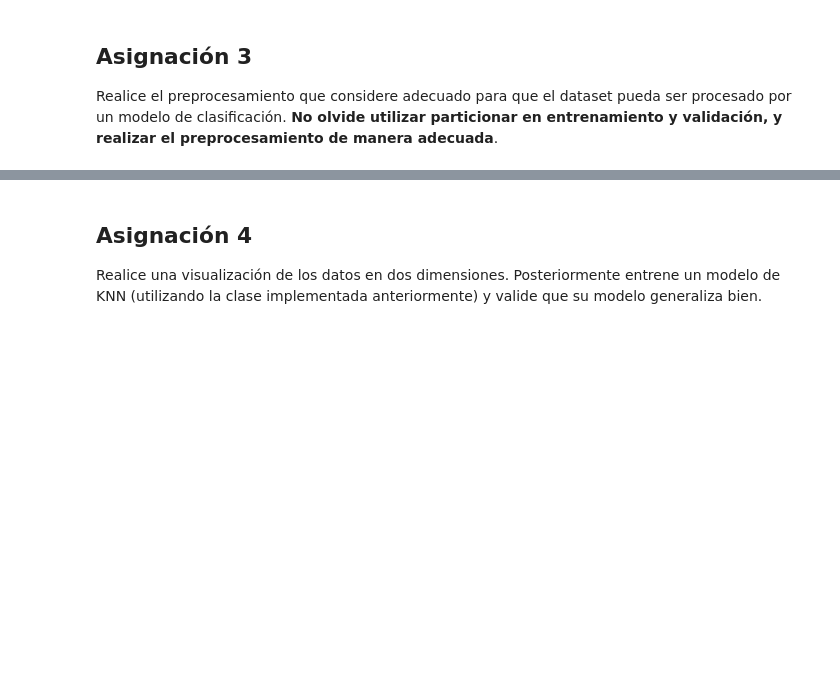
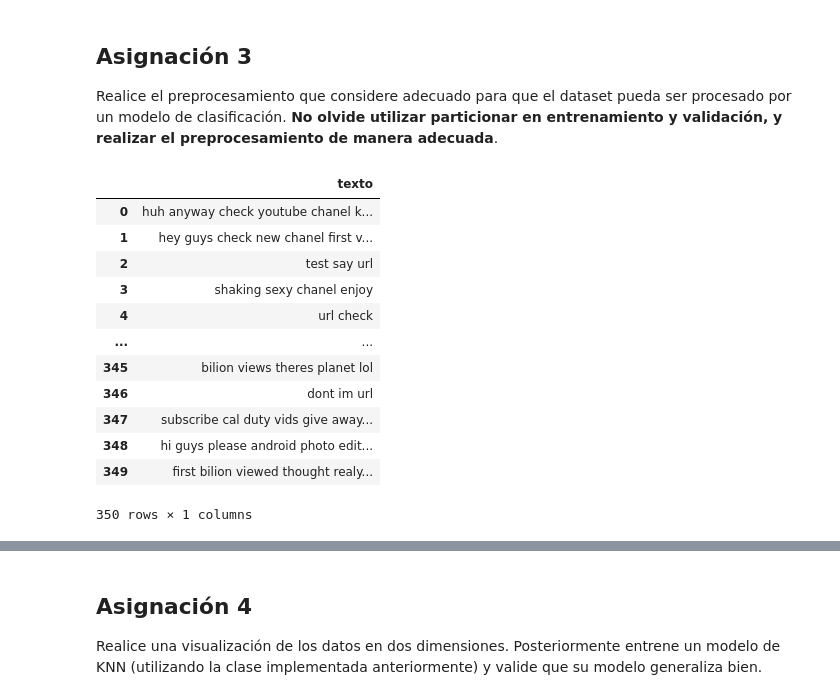
Before and after one commit to V-ivan11/Modelado, a Jupyter notebook: Practicas/5 - Introducción a Modelos de Clasificación.ipynb, the cells around one changed output, grey strips where cells are left out. Saved outputs shown, nothing was run; the diff lists cells and outputs as text; code cells hidden in the pictures; blank space fills up the shorter version.

```diff
--- a/Practicas/5 - Introducción a Modelos de Clasificación.ipynb
+++ b/Practicas/5 - Introducción a Modelos de Clasificación.ipynb
@@ -225,3 +221,50 @@ Name: CLASS, Length: 350, dtype: uint8
 ## Asignación 3
 
 Realice el preprocesamiento que considere adecuado para que el dataset pueda ser procesado por un modelo de clasificación. __No olvide utilizar particionar en entrenamiento y validación, y realizar el preprocesamiento de manera adecuada__.
+# %%
+# Funciones de preprocesamiento
+
+def sust_url(texto):
+    texto = re.sub(r"(?P<url>https?://[^\s]+)", "url", texto)
+    texto = re.sub(r"(watch\S+)", "url", texto)
+    texto = re.sub(r"(www\S+)", "url", texto)
+    texto = re.sub(r"(\w+\.(com))", "url", texto)
+    texto = re.sub(r"(\w)\1+", r"\1", texto)
+    return texto
+
+def limpiar(texto):
+    texto = texto.lower()
+    texto = unicodedata.normalize('NFKD', texto).encode('ASCII', 'ignore').decode('utf-8')
+    texto = re.sub(r'[^\w\s]', '', texto)
+    texto = re.sub(r'\d+', '', texto)
+    texto = re.sub(r'\s+', ' ', texto).strip()
+    return texto
+
+def sw(texto):
+    words = word_tokenize(texto)
+    words1 = [word for word in words if word not in stopwords.words('english')]
+    words1 = [p for p in words1 if len(p) > 1]
+    texto = ' '.join(words1)
+    return texto
+# %%
+datos = pd.DataFrame(features.CONTENT)
+datos2 = pd.DataFrame(sust_url(datos['CONTENT'][k]) for k in range(len(datos)))
+mail_clean = [limpiar(datos2[0][k]) for k in range(len(datos2))]
+mail_clean2 = [sw(mail_clean[k]) for k in range(len(mail_clean))]
+df = pd.DataFrame()
+df['texto'] = mail_clean2
+df
+# %% [output]
+|  | texto |
+| 0 | huh anyway check youtube chanel k... |
+| 1 | hey guys check new chanel first v... |
+| 2 | test say url |
+| 3 | shaking sexy chanel enjoy |
+| 4 | url check |
+| ... | ... |
+| 345 | bilion views theres planet lol |
+| 346 | dont im url |
+| 347 | subscribe cal duty vids give away... |
+| 348 | hi guys please android photo edit... |
+| 349 | first bilion viewed thought realy... |
+350 rows × 1 columns
```
Also changed, not shown: parts of 20 cells of this notebook, 1 other file.
